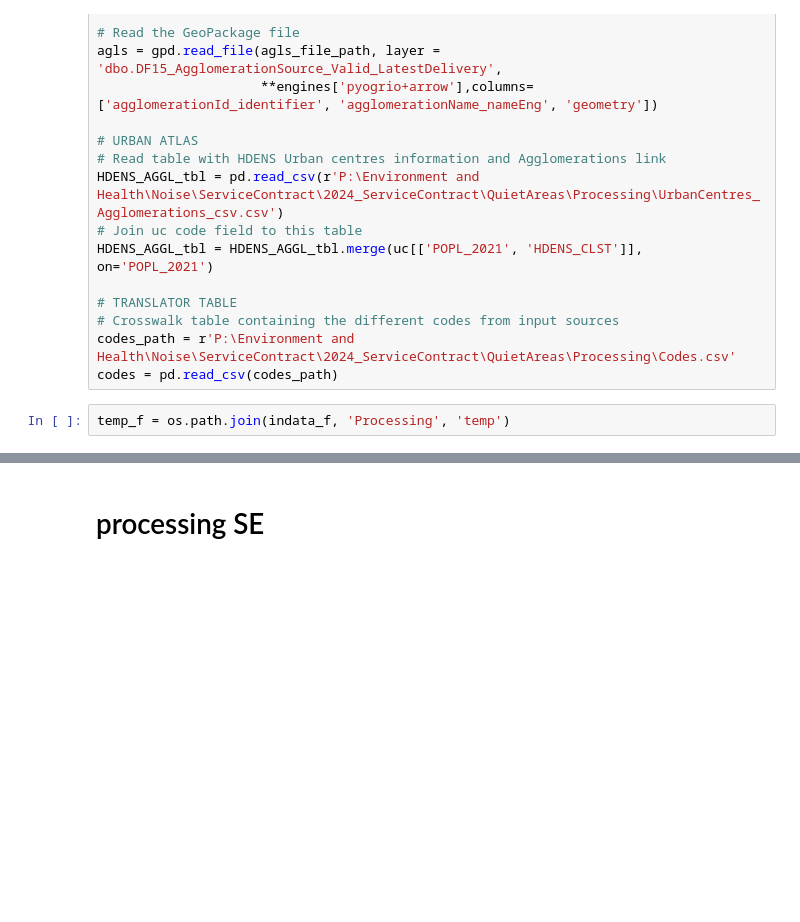
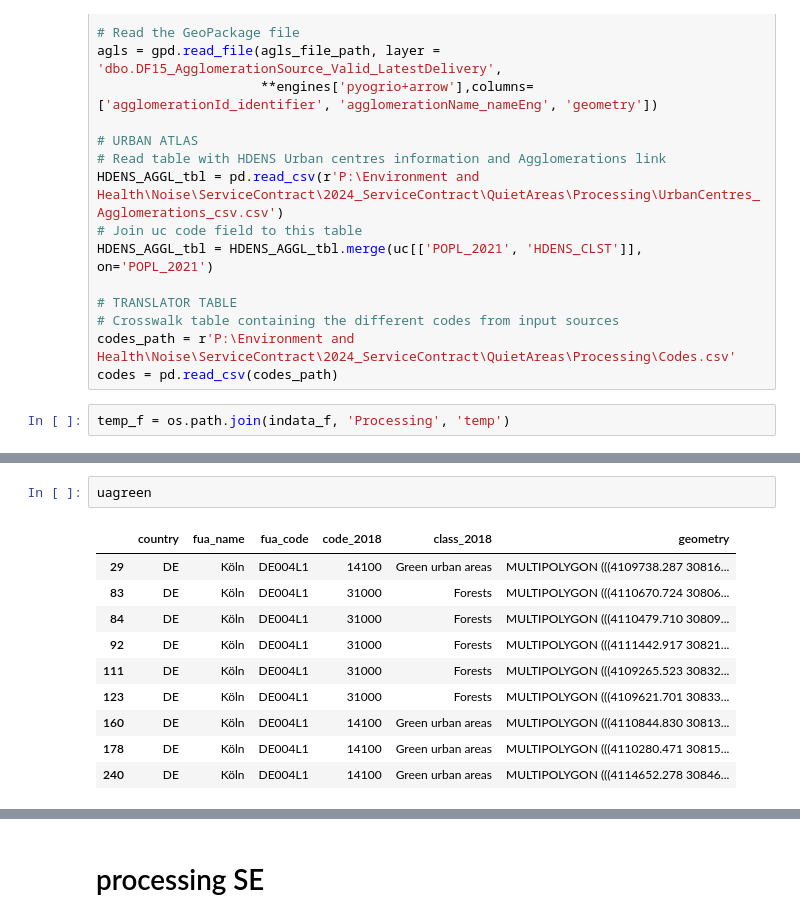
Before and after one commit to ubachr/GQA, a Jupyter notebook: example_usage_all_Viena.ipynb, the cells around one changed output, grey strips where cells are left out. Drawn from its saved outputs; the diff is of its cells as text; blank space fills up the shorter version.

```diff
--- a/example_usage_all_Viena.ipynb
+++ b/example_usage_all_Viena.ipynb
@@ -367,0 +683,13 @@ exported ncm_dis
+# %%
+uagreen
+# %% [output]
+|  | country | fua_name | fua_code | code_2018 | class_2018 | geometry |
+| 29 | DE | Köln | DE004L1 | 14100 | Green urban areas | MULTIPOLYGON (((4109738.287 30816... |
+| 83 | DE | Köln | DE004L1 | 31000 | Forests | MULTIPOLYGON (((4110670.724 30806... |
+| 84 | DE | Köln | DE004L1 | 31000 | Forests | MULTIPOLYGON (((4110479.710 30809... |
+| 92 | DE | Köln | DE004L1 | 31000 | Forests | MULTIPOLYGON (((4111442.917 30821... |
+| 111 | DE | Köln | DE004L1 | 31000 | Forests | MULTIPOLYGON (((4109265.523 30832... |
+| 123 | DE | Köln | DE004L1 | 31000 | Forests | MULTIPOLYGON (((4109621.701 30833... |
+| 160 | DE | Köln | DE004L1 | 14100 | Green urban areas | MULTIPOLYGON (((4110844.830 30813... |
+| 178 | DE | Köln | DE004L1 | 14100 | Green urban areas | MULTIPOLYGON (((4110280.471 30815... |
+| 240 | DE | Köln | DE004L1 | 14100 | Green urban areas | MULTIPOLYGON (((4114652.278 30846... |
```
Also changed, not shown: parts of 20 cells of this notebook.
